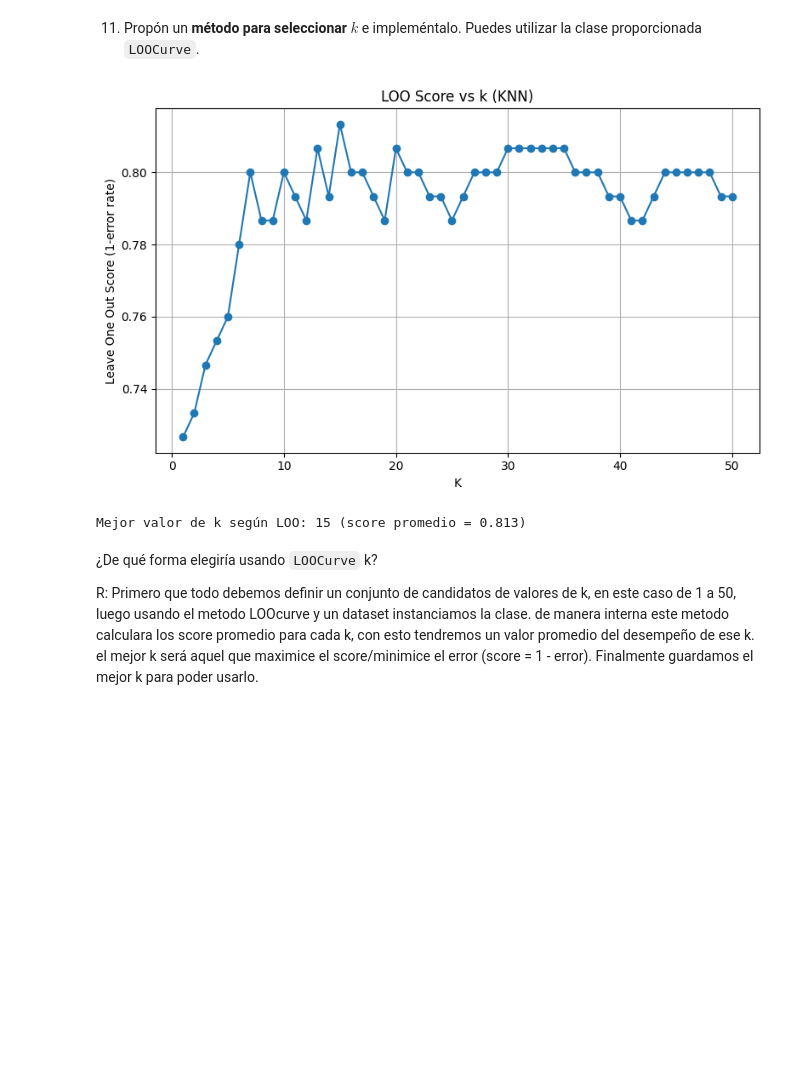
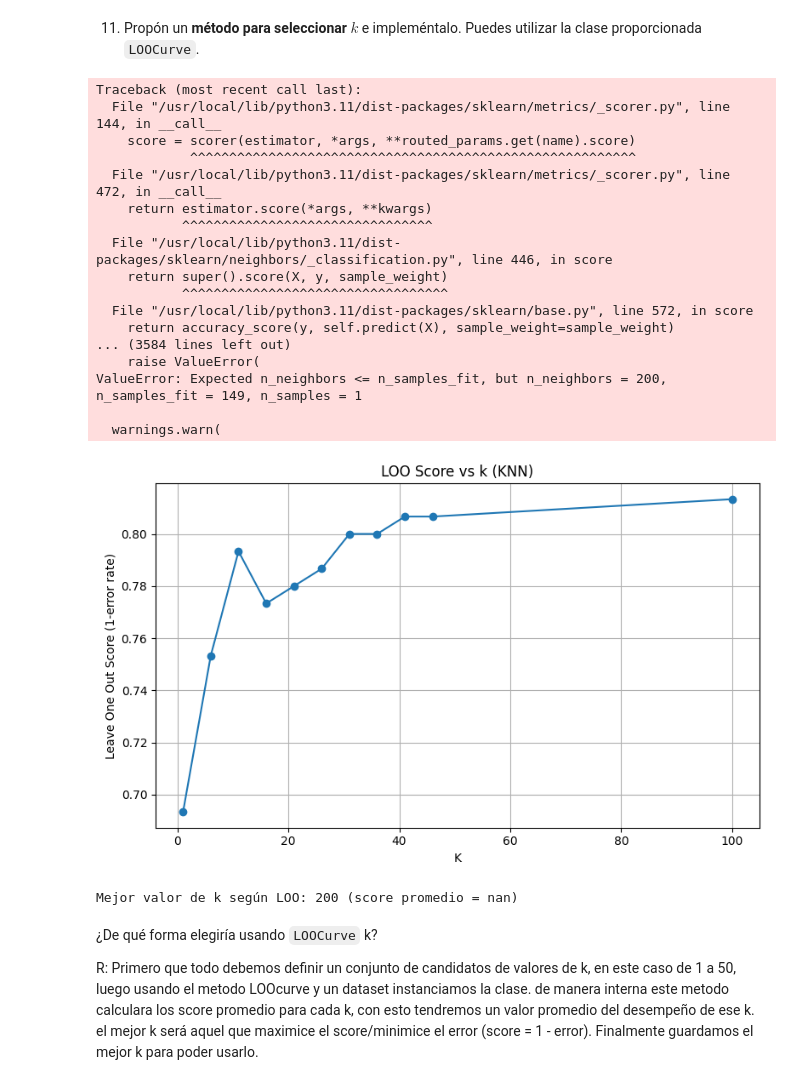
Before and after one commit to BenjaminIndo/Lab_4_CC5205, a Jupyter notebook: Lab_4.ipynb, the cells around one changed output. Cells and saved outputs as stored; diff of their text form; code cells hidden in the pictures; blank space fills up the shorter version.

```diff
--- a/Lab_4.ipynb
+++ b/Lab_4.ipynb
@@ -537,37 +537,52 @@ plt.show()
 from tp_knn_source import LOOCurve
 
 # Cargar un conjunto de datos pequeño para eficiencia de LOO (ej: data2)
 from sklearn.datasets import load_iris
 data = data2
 X, y = data[:, :-1],data[:, -1]
 
 loo_curve = LOOCurve(k_range=list(range(1, 50, 5)) + list(range(100, 300, 100)))
 
-# Crear instancia de LOOCurve
-loo_curve = LOOCurve(k_range=k_values)
 
 # Ajustar la curva usando LOO cross-validation
 loo_curve.fit_curve(X, y)
 
 # TODO : Graficar LOOCurve
 
 # Graficar la curva
 plt.figure(figsize=(8, 5))
 loo_curve.plot(marker='o')
 plt.title("LOO Score vs k (KNN)")
 plt.grid(True)
 plt.tight_layout()
 plt.show()
 
 # Seleccionar el mejor k
 best_k_index = loo_curve.cv_scores.argmax()
 best_k = loo_curve.k_range[best_k_index]
 best_score = loo_curve.cv_scores[best_k_index]
 
 print(f"Mejor valor de k según LOO: {best_k} (score promedio = {best_score:.3f})")
 # %% [output]
+Traceback (most recent call last):
+  File "/usr/local/lib/python3.11/dist-packages/sklearn/metrics/_scorer.py", line 144, in __call__
+    score = scorer(estimator, *args, **routed_params.get(name).score)
+            ^^^^^^^^^^^^^^^^^^^^^^^^^^^^^^^^^^^^^^^^^^^^^^^^^^^^^^^^^
+  File "/usr/local/lib/python3.11/dist-packages/sklearn/metrics/_scorer.py", line 472, in __call__
+    return estimator.score(*args, **kwargs)
+           ^^^^^^^^^^^^^^^^^^^^^^^^^^^^^^^^
+  File "/usr/local/lib/python3.11/dist-packages/sklearn/neighbors/_classification.py", line 446, in score
+    return super().score(X, y, sample_weight)
+           ^^^^^^^^^^^^^^^^^^^^^^^^^^^^^^^^^^
+  File "/usr/local/lib/python3.11/dist-packages/sklearn/base.py", line 572, in score
+    return accuracy_score(y, self.predict(X), sample_weight=sample_weight)
+... (3584 lines left out)
+    raise ValueError(
+ValueError: Expected n_neighbors <= n_samples_fit, but n_neighbors = 200, n_samples_fit = 149, n_samples = 1
+
+  warnings.warn(
-[figure, old version]
+[figure, new version]
-Mejor valor de k según LOO: 15 (score promedio = 0.813)
+Mejor valor de k según LOO: 200 (score promedio = nan)
 # %% [markdown]
 ¿De qué forma elegiría usando `LOOCurve` k?
 
```
Also changed, not shown: parts of 5 cells of this notebook.
